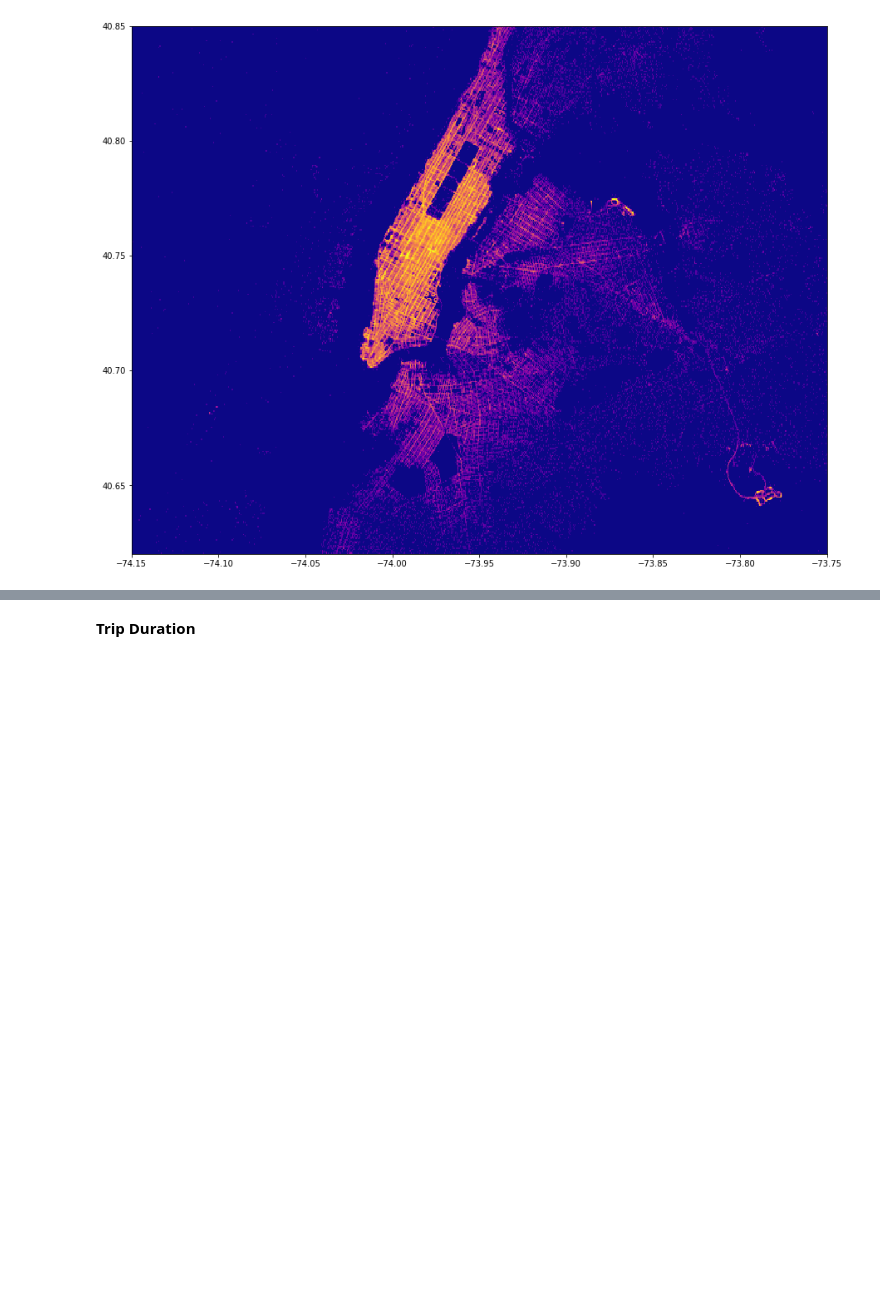
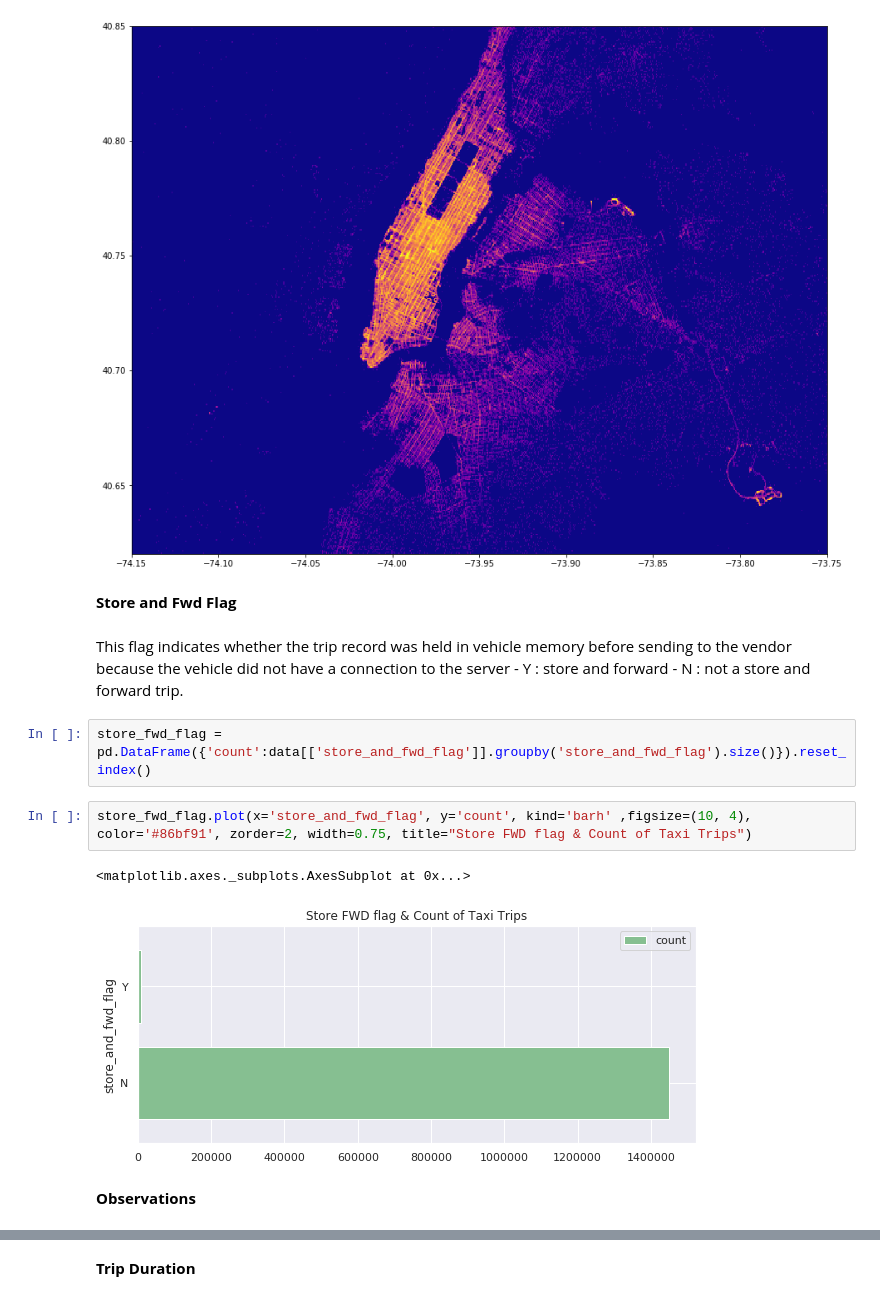
Before and after one commit to Manarabdelaty/Taxi-Rides, a Jupyter notebook: Taxi-EDA.ipynb, the cells around one changed output, grey strips where cells are left out. Drawn from its saved outputs; the diff is of its cells as text; blank space fills up the shorter version.

```diff
--- a/Taxi-EDA.ipynb
+++ b/Taxi-EDA.ipynb
@@ -357,3 +384,18 @@ bbox.append(np.max(dropoff_lat))
 density_map(dropoff_lat, dropoff_long, bbox)
 # %% [output]
 [figure]
+# %% [markdown]
+**Store and Fwd Flag**
+# %% [markdown]
+This flag indicates whether the trip record was held in vehicle memory before sending to the vendor because the vehicle did not have a connection to the server
+    - Y : store and forward
+    - N : not a store and forward trip.
+# %%
+store_fwd_flag = pd.DataFrame({'count':data[['store_and_fwd_flag']].groupby('store_and_fwd_flag').size()}).reset_index()
+# %%
+store_fwd_flag.plot(x='store_and_fwd_flag', y='count', kind='barh' ,figsize=(10, 4), color='#86bf91', zorder=2, width=0.75, title="Store FWD flag & Count of Taxi Trips")
+# %% [output]
+<matplotlib.axes._subplots.AxesSubplot at 0x...>
+[figure, added]
+# %% [markdown]
+**Observations**
```
Also changed, not shown: parts of 95 cells of this notebook.
